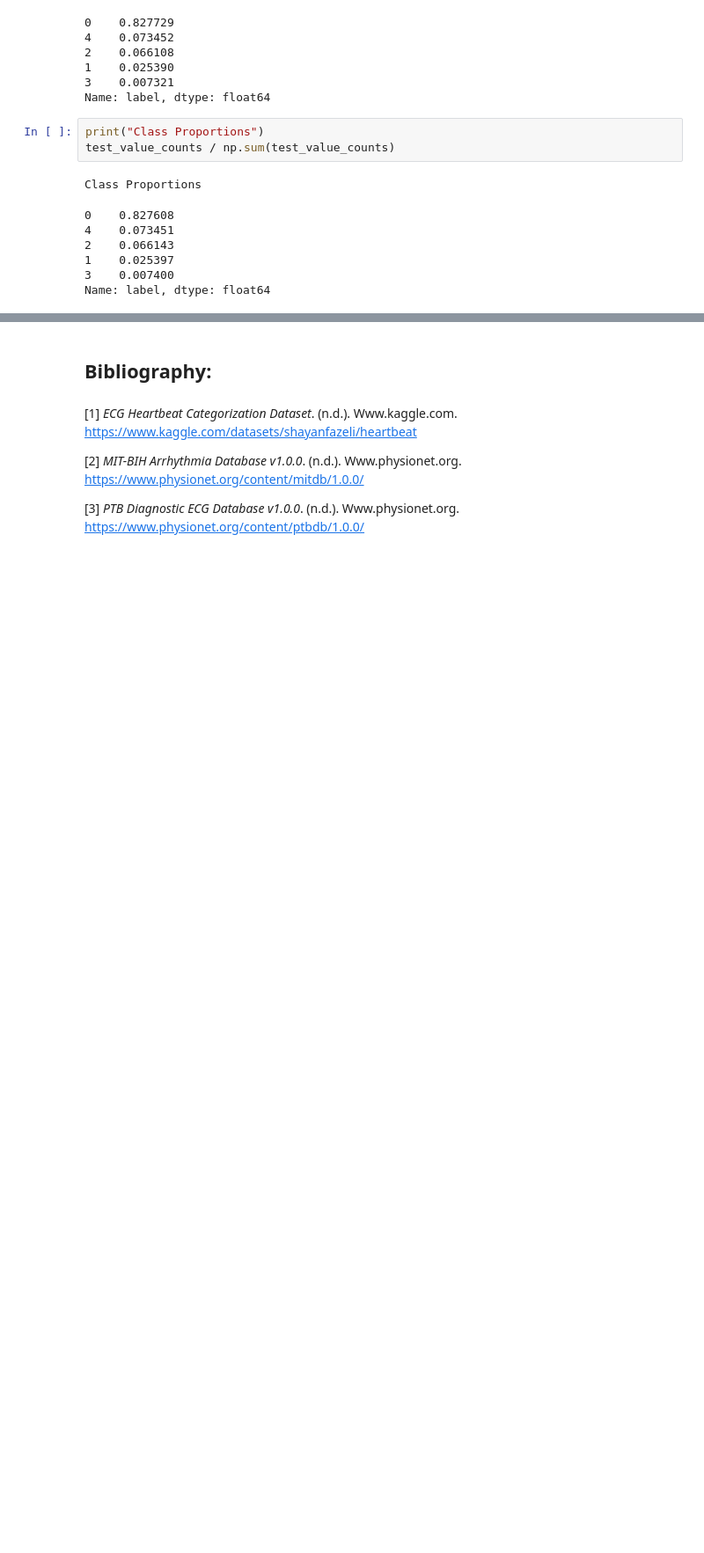
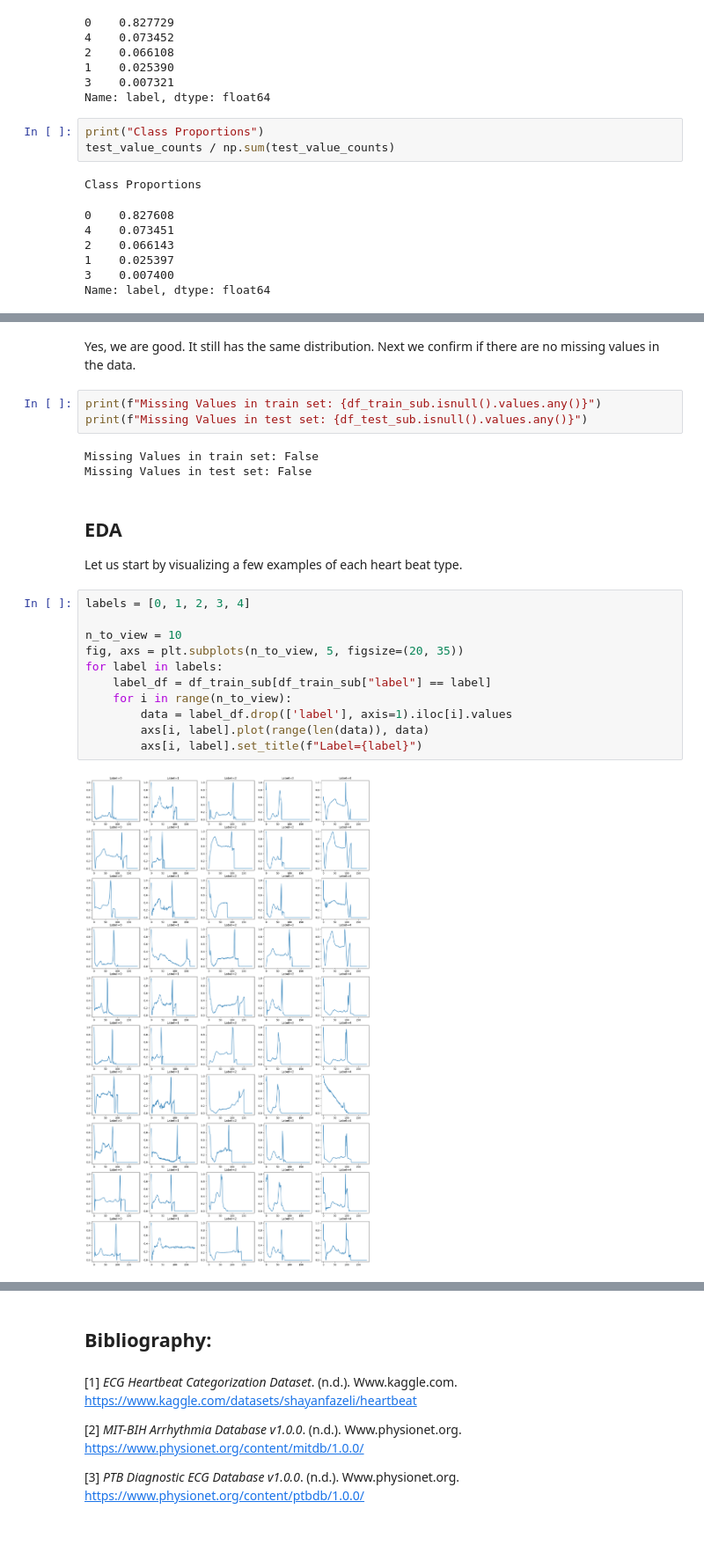
Before and after one commit to Chiuchiyin/DTSA5509-Final-Project, a Jupyter notebook: Heart Attack Analysis & Prediction.ipynb, the cells around one changed output, grey strips where cells are left out. Shown: that part at 88% size. Drawn from its saved outputs; the diff is of its cells as text; blank space fills up the shorter version.

```diff
--- a/Heart Attack Analysis & Prediction.ipynb
+++ b/Heart Attack Analysis & Prediction.ipynb
@@ -180,0 +221,25 @@ Name: label, dtype: float64
+# %% [markdown]
+Yes, we are good. It still has the same distribution.
+Next we confirm if there are no missing values in the data.
+# %%
+print(f"Missing Values in train set: {df_train_sub.isnull().values.any()}")
+print(f"Missing Values in test set: {df_test_sub.isnull().values.any()}")
+# %% [output]
+Missing Values in train set: False
+Missing Values in test set: False
+# %% [markdown]
+## EDA
+Let us start by visualizing a few examples of each heart beat type.
+# %%
+labels = [0, 1, 2, 3, 4]
+
+n_to_view = 10
+fig, axs = plt.subplots(n_to_view, 5, figsize=(20, 35))
+for label in labels:
+    label_df = df_train_sub[df_train_sub["label"] == label]
+    for i in range(n_to_view):
+        data = label_df.drop(['label'], axis=1).iloc[i].values
+        axs[i, label].plot(range(len(data)), data)
+        axs[i, label].set_title(f"Label={label}")
+# %% [output]
+[figure, added]
```
Also changed, not shown: parts of 8 cells of this notebook.
